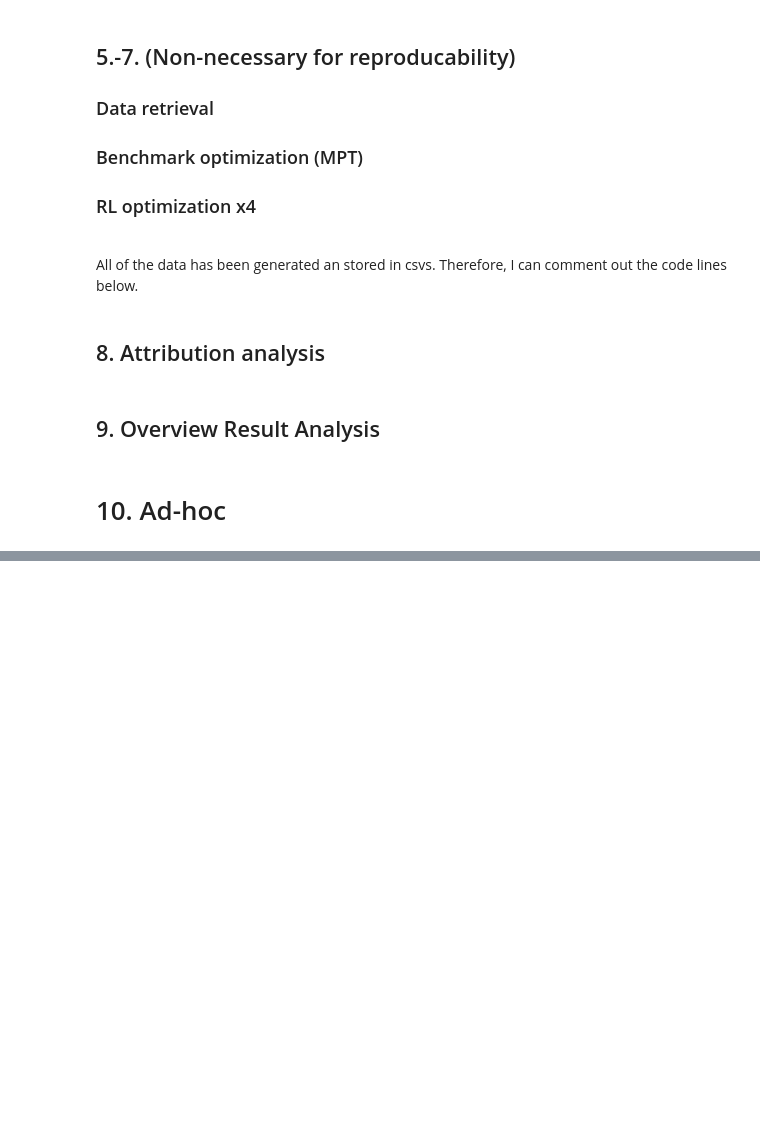
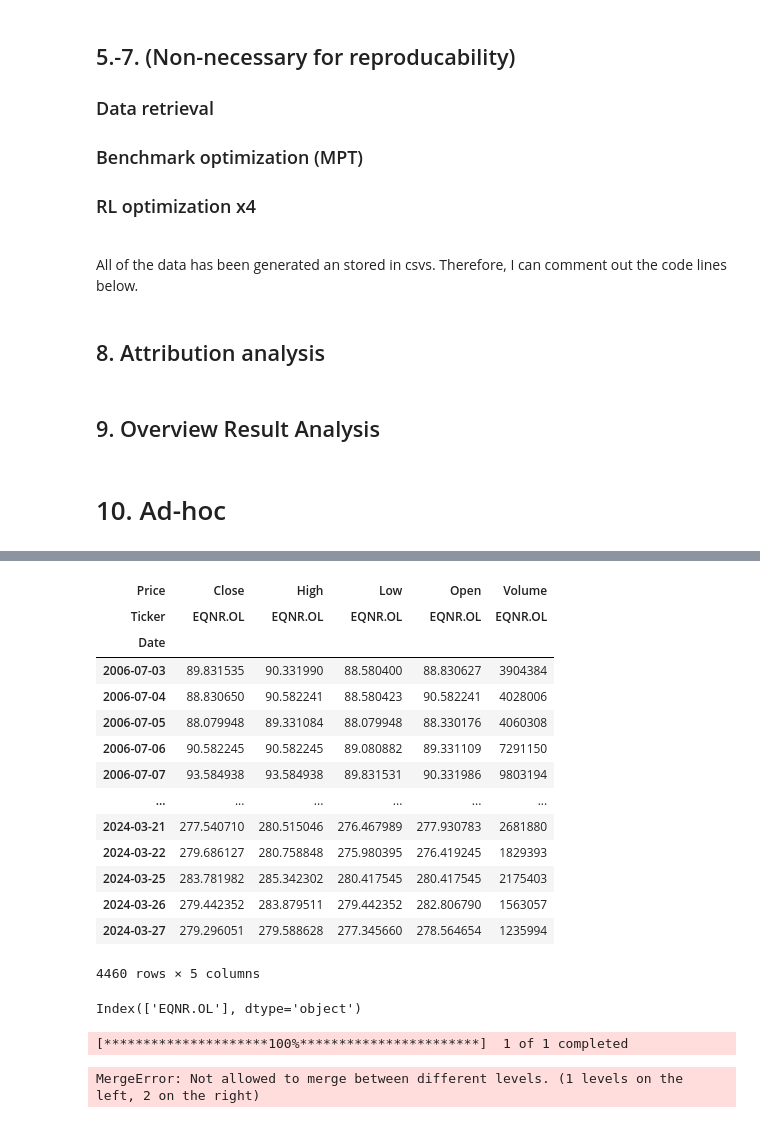
Before and after one commit to DataJakob/BBAN5000-Master-Thesis, a Jupyter notebook: test.ipynb, the cells around one changed output, grey strips where cells are left out. Saved outputs shown, nothing was run; the diff lists cells and outputs as text; code cells hidden in the pictures; blank space fills up the shorter version.

Commit message:
correct data retriever, not with additional x3 data

```diff
--- a/test.ipynb
+++ b/test.ipynb
@@ -120,0 +128,3 @@ test_set = ret.iloc[int(0.85*len(ret)):]
+# %%
+start_date = "2006-07-01"
+end_date = "2024-03-31"
@@ -120,0 +194,8 @@ test_set = ret.iloc[int(0.85*len(ret)):]
+# %%
+master_daterange = pd.Series(np.repeat(pd.date_range(start=start_date, end=end_date, freq="B"), 2), name="Date")
+return_df = pd.DataFrame(index=master_daterange)
+volume_df = pd.DataFrame(index=master_daterange)
+rolling_return = pd.DataFrame(index=master_daterange)
+rolling_volatility_df = pd.DataFrame(index=master_daterange)
+apprentice_df = pd.DataFrame(index=master_daterange)
+stock_data = yf.download("EQNR.OL", start=start_date, end=end_date)
@@ -120,0 +234,18 @@ test_set = ret.iloc[int(0.85*len(ret)):]
+# %%
+stock_data
+# %% [output]
+| Price | Close | High | Low | Open | Volume |
+| Ticker | EQNR.OL | EQNR.OL | EQNR.OL | EQNR.OL | EQNR.OL |
+| Date |  |  |  |  |  |
+| 2006-07-03 | 89.831535 | 90.331990 | 88.580400 | 88.830627 | 3904384 |
+| 2006-07-04 | 88.830650 | 90.582241 | 88.580423 | 90.582241 | 4028006 |
+| 2006-07-05 | 88.079948 | 89.331084 | 88.079948 | 88.330176 | 4060308 |
+| 2006-07-06 | 90.582245 | 90.582245 | 89.080882 | 89.331109 | 7291150 |
+| 2006-07-07 | 93.584938 | 93.584938 | 89.831531 | 90.331986 | 9803194 |
+| ... | ... | ... | ... | ... | ... |
+| 2024-03-21 | 277.540710 | 280.515046 | 276.467989 | 277.930783 | 2681880 |
+| 2024-03-22 | 279.686127 | 280.758848 | 275.980395 | 276.419245 | 1829393 |
+| 2024-03-25 | 283.781982 | 285.342302 | 280.417545 | 280.417545 | 2175403 |
+| 2024-03-26 | 279.442352 | 283.879511 | 279.442352 | 282.806790 | 1563057 |
+| 2024-03-27 | 279.296051 | 279.588628 | 277.345660 | 278.564654 | 1235994 |
+4460 rows × 5 columns
@@ -120,0 +268,4 @@ test_set = ret.iloc[int(0.85*len(ret)):]
+# %%
+apprentice_df.columns
+# %% [output]
+Index(['EQNR.OL'], dtype='object')
@@ -120,0 +326,6 @@ test_set = ret.iloc[int(0.85*len(ret)):]
+# %%
+telia = DataRetrieverNew(start_date, end_date, ticker_df)
+telia.retrieve_data()
+# %% [output]
+[*********************100%***********************]  1 of 1 completed
+MergeError: Not allowed to merge between different levels. (1 levels on the left, 2 on the right)
```
Also changed, not shown: parts of 19 cells of this notebook, 1 other file.
